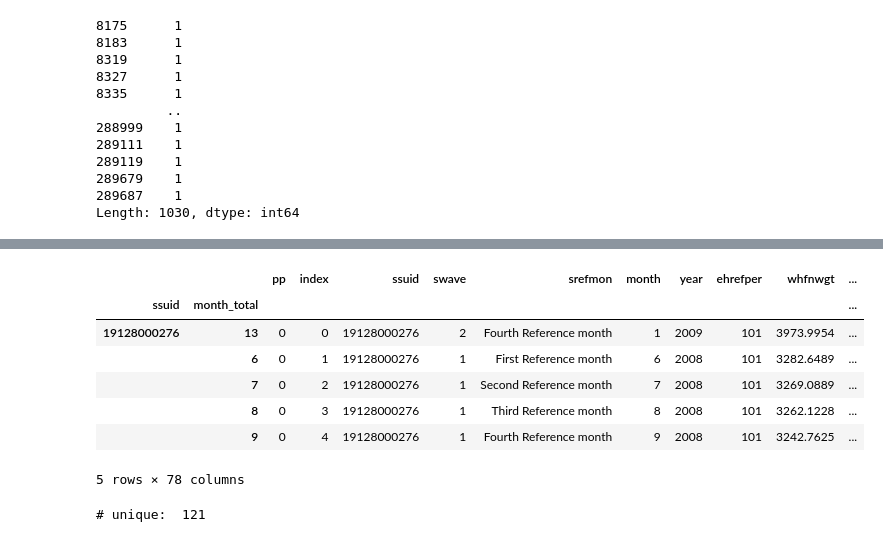
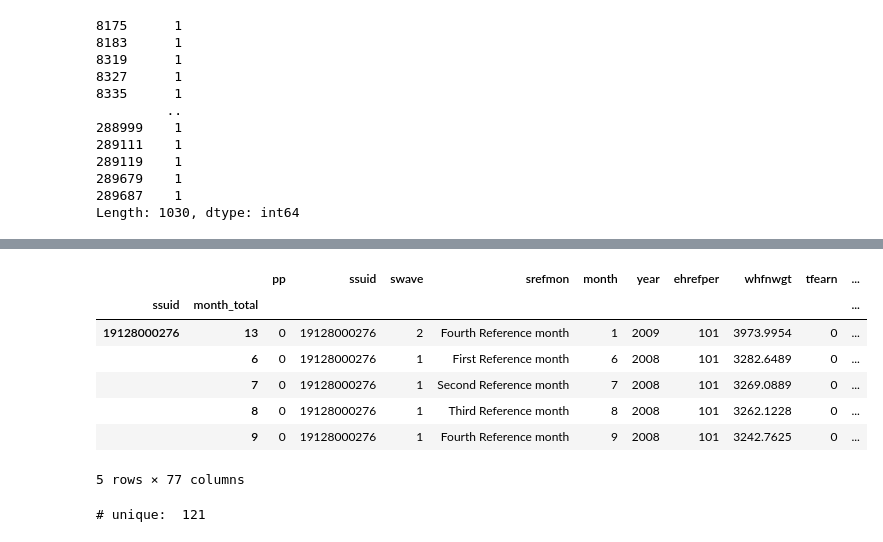
Before and after one commit to MaxDerWeber/MasterThesis, a Jupyter notebook: Powell_dataset.ipynb, the cells around one changed output, grey strips where cells are left out. Saved outputs shown, nothing was run; the diff lists cells and outputs as text; code cells hidden in the pictures.

```diff
--- a/Powell_dataset.ipynb
+++ b/Powell_dataset.ipynb
@@ -1092,26 +470,26 @@ Length: 1030, dtype: int64
 # %%
 temp = pd.read_csv('/Users/maxweber/Downloads/JOLE share/household.csv')
-temp.drop('Unnamed: 0', inplace = True, axis=1)
+#temp.drop('Unnamed: 0', inplace = True, axis=1)
 
 min_month = temp.groupby(temp.ssuid)['month_total'].min().rename('min_month')
 temp = temp.merge(min_month, left_on = 'ssuid', right_on='ssuid')
 
 hh3 = temp.set_index(['ssuid', 'month_total'], drop=False) # to use for ungrouped analysis with cluster on hh
 del temp
 
 hh3.fillna(0,inplace=True)
 hh3.loc[hh3.tfearn < 0, 'tfearn'] = 0
 hh3.loc[hh3.famsize > 6, 'famsize'] = 6
 hh3.head()
 # %% [output]
-|  |  | pp | index | ssuid | swave | srefmon | month | year | ehrefper | whfnwgt | ... |
+|  |  | pp | ssuid | swave | srefmon | month | year | ehrefper | whfnwgt | tfearn | ... |
 | ssuid | month_total |  |  |  |  |  |  |  |  |  | ... |
-| 19128000276 | 13 | 0 | 0 | 19128000276 | 2 | Fourth Reference month | 1 | 2009 | 101 | 3973.9954 | ... |
-|  | 6 | 0 | 1 | 19128000276 | 1 | First Reference month | 6 | 2008 | 101 | 3282.6489 | ... |
-|  | 7 | 0 | 2 | 19128000276 | 1 | Second Reference month | 7 | 2008 | 101 | 3269.0889 | ... |
-|  | 8 | 0 | 3 | 19128000276 | 1 | Third Reference month | 8 | 2008 | 101 | 3262.1228 | ... |
-|  | 9 | 0 | 4 | 19128000276 | 1 | Fourth Reference month | 9 | 2008 | 101 | 3242.7625 | ... |
+| 19128000276 | 13 | 0 | 19128000276 | 2 | Fourth Reference month | 1 | 2009 | 101 | 3973.9954 | 0 | ... |
+|  | 6 | 0 | 19128000276 | 1 | First Reference month | 6 | 2008 | 101 | 3282.6489 | 0 | ... |
+|  | 7 | 0 | 19128000276 | 1 | Second Reference month | 7 | 2008 | 101 | 3269.0889 | 0 | ... |
+|  | 8 | 0 | 19128000276 | 1 | Third Reference month | 8 | 2008 | 101 | 3262.1228 | 0 | ... |
+|  | 9 | 0 | 19128000276 | 1 | Fourth Reference month | 9 | 2008 | 101 | 3242.7625 | 0 | ... |
-5 rows × 78 columns
+5 rows × 77 columns
 # %%
 # analysis on subset with interactions terms:
 hh3.loc[hh3.tfearn < 0, 'tfearn'] = 0
```
Also changed, not shown: parts of 46 cells of this notebook.
